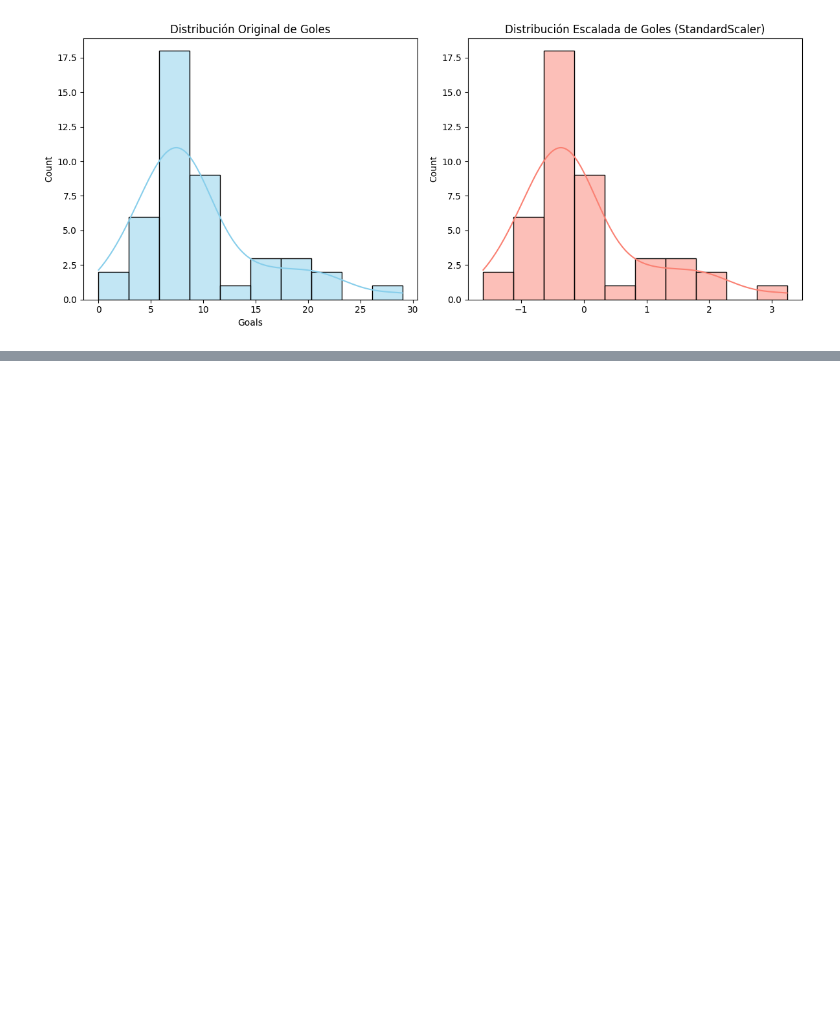
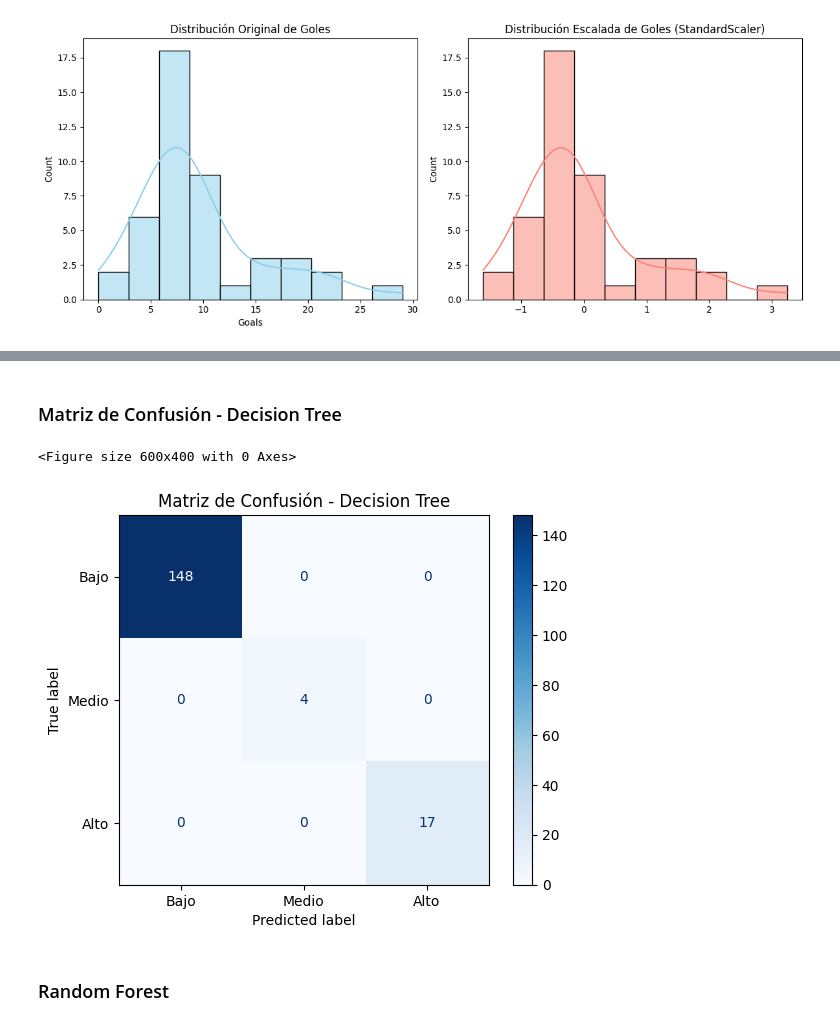
Before and after one commit to Carlosnava16/Unit-2-Use-case-, a Jupyter notebook: Unite 2 use case/epl_top_players_classification.ipynb, the cells around one changed output, grey strips where cells are left out. Cells and saved outputs as stored; diff of their text form; code cells hidden in the pictures; blank space fills up the shorter version.

```diff
--- a/Unite 2 use case/epl_top_players_classification.ipynb
+++ b/Unite 2 use case/epl_top_players_classification.ipynb
@@ -433,0 +409,29 @@ metrics_df
+# %%
+X = df.select_dtypes(include='number').drop(columns=['Goals', 'Goles_Clase'])
+y = df['Goles_Clase']
+# %%
+scaler = StandardScaler()
+X_scaled = scaler.fit_transform(X)
+# %%
+X_train, X_test, y_train, y_test = train_test_split(X_scaled, y, test_size=0.3, random_state=42)
+# %%
+# Decision Tree
+dt = DecisionTreeClassifier(random_state=42)
+dt.fit(X_train, y_train)
+y_pred_dt = dt.predict(X_test)
+# %% [markdown]
+### Matriz de Confusión - Decision Tree
+# %%
+cm_dt = confusion_matrix(y_test, y_pred_dt)
+disp_dt = ConfusionMatrixDisplay(confusion_matrix=cm_dt, display_labels=["Bajo", "Medio", "Alto"])
+
+plt.figure(figsize=(6, 4))
+disp_dt.plot(cmap='Blues', values_format='d')
+plt.title("Matriz de Confusión - Decision Tree")
+plt.grid(False)
+plt.show()
+# %% [output]
+<Figure size 600x400 with 0 Axes>
+[figure, added]
+# %% [markdown]
+### Random Forest
```
Also changed, not shown: parts of 22 cells of this notebook.
